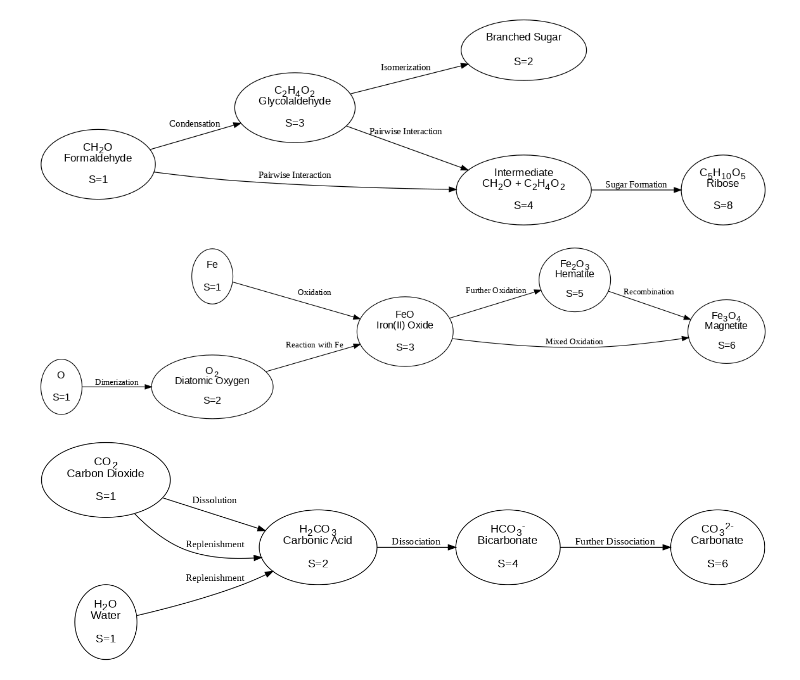
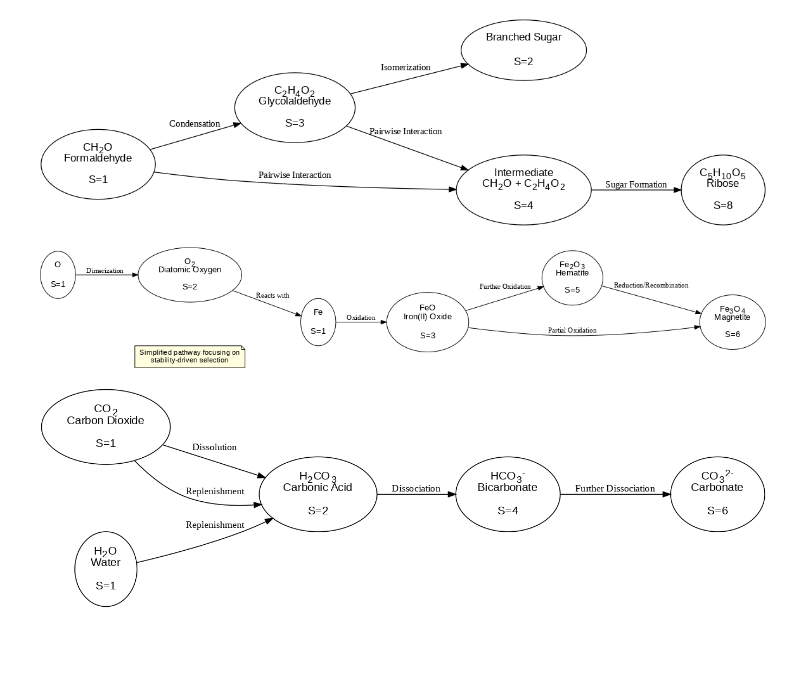
Before and after one commit to danadler-dev/JTB---SDSA-Paper, a Jupyter notebook: ABC_Graphs.ipynb, the cells around one changed output. Cells and saved outputs as stored; diff of their text form; code cells hidden in the pictures; blank space fills up the shorter version.

```diff
--- a/ABC_Graphs.ipynb
+++ b/ABC_Graphs.ipynb
@@ -384,38 +612,44 @@ digraph Iron_Oxide_Evolution {
     O2 [label=<O<sub>2</sub><br/>Diatomic Oxygen<br/><br/>S=2>];
     FeO [label=<FeO<br/>Iron(II) Oxide<br/><br/>S=3>];
     Fe2O3 [label=<Fe<sub>2</sub>O<sub>3</sub><br/>Hematite<br/><br/>S=5>];
     Fe3O4 [label=<Fe<sub>3</sub>O<sub>4</sub><br/>Magnetite<br/><br/>S=6>];
 
     // Base reactions
-    Fe -> FeO [label="Oxidation"];
     O -> O2 [label="Dimerization"];
 
+    // Fe + O2 reaction
+    O2 -> Fe [label="Reacts with"];
+    Fe -> FeO [label="Oxidation"];
+
     // Intermediate reactions
-    O2 -> FeO [label="Reaction with Fe"];
     FeO -> Fe2O3 [label="Further Oxidation"];
-    FeO -> Fe3O4 [label="Mixed Oxidation"];
+    FeO -> Fe3O4 [label="Partial Oxidation"];
 
     // Final pathways
-    Fe2O3 -> Fe3O4 [label="Recombination"];
+    Fe2O3 -> Fe3O4 [label="Reduction/Recombination"];
+
+    // Note as invisible node
+    note [shape=note, label="Simplified pathway focusing on\nstability-driven selection", fontsize=12, fillcolor=lightyellow];
+    note -> Fe [style=invis];
 }
 
 
 
 """
 
 # Write the DOT content to a file
 with open("abc_oxi.dot", "w") as file:
     file.write(dot_content)
 
 # Install Graphviz and render the DOT file to PNG
 !apt -qqq install graphviz
 !dot -Tpng abc_oxi.dot > abc_oxi.png
 
 # Display the rendered image
 from IPython.display import Image
 Image('abc_oxi.png')
 # %% [output]
-[figure, old version]
+[figure, new version]
 # %%
 dot_content = """
 digraph Carbonate_Formation {
```
Also changed, not shown: parts of 6 cells of this notebook.
